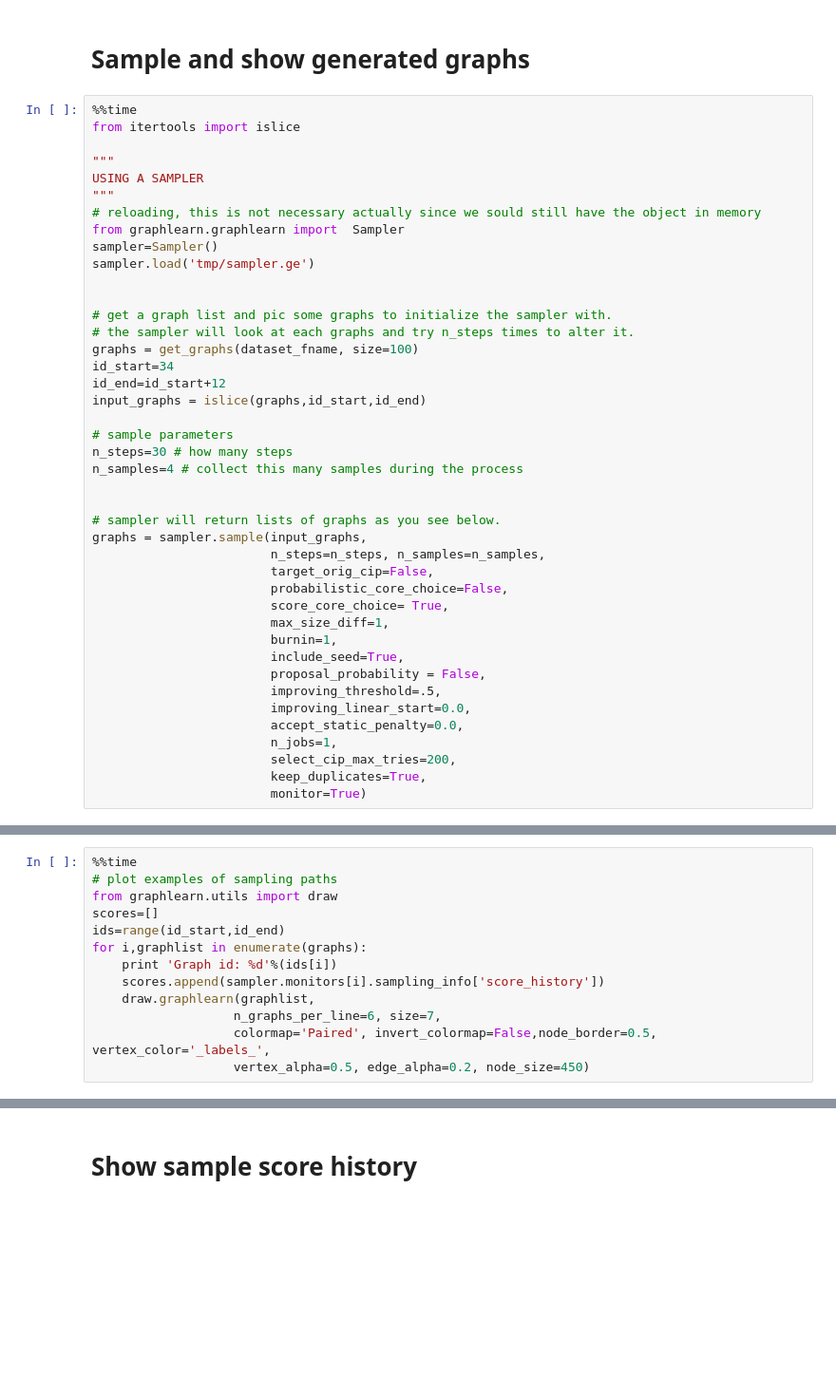
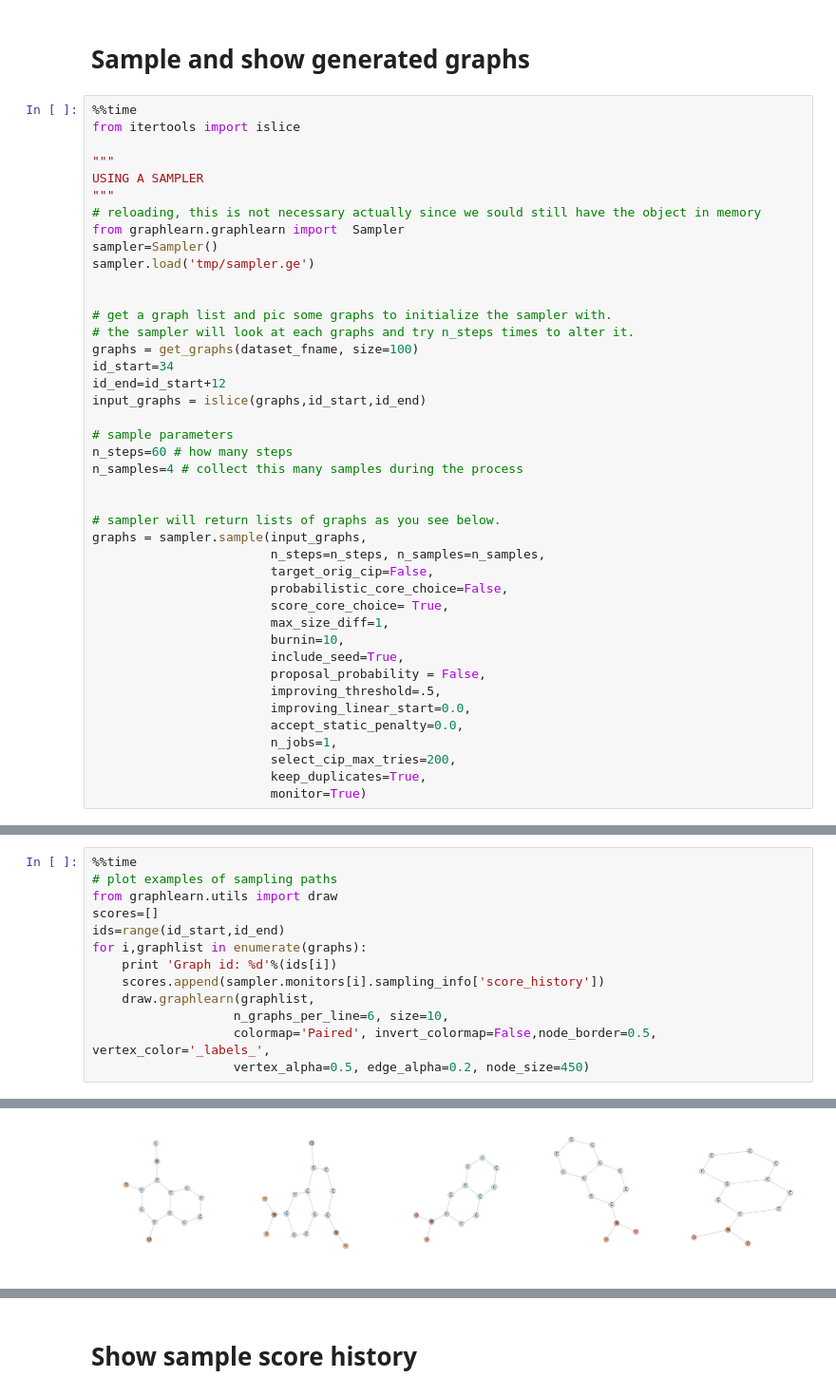
Before and after one commit to fabriziocosta/GraphLearn_examples, a Jupyter notebook: Sampling.ipynb, the cells around one changed output, grey strips where cells are left out. Shown at 95% size. Cells and saved outputs as stored; diff of their text form; blank space fills up the shorter version.

```diff
--- a/Sampling.ipynb
+++ b/Sampling.ipynb
@@ -69,7 +76,7 @@ id_end=id_start+12
 input_graphs = islice(graphs,id_start,id_end)
 
 # sample parameters
-n_steps=30 # how many steps
+n_steps=60 # how many steps
 n_samples=4 # collect this many samples during the process
 
 
@@ -80,7 +87,7 @@ graphs = sampler.sample(input_graphs,
                         probabilistic_core_choice=False,
                         score_core_choice= True,
                         max_size_diff=1,
-                        burnin=1,
+                        burnin=10,
                         include_seed=True,
                         proposal_probability = False,
                         improving_threshold=.5,
@@ -100,6 +110,7 @@ for i,graphlist in enumerate(graphs):
     print 'Graph id: %d'%(ids[i])
     scores.append(sampler.monitors[i].sampling_info['score_history'])
     draw.graphlearn(graphlist,
-                   n_graphs_per_line=6, size=7,
+                   n_graphs_per_line=6, size=10,
                    colormap='Paired', invert_colormap=False,node_border=0.5, vertex_color='_labels_',
                    vertex_alpha=0.5, edge_alpha=0.2, node_size=450)
+# %% [output]
@@ -105,0 +118 @@ for i,graphlist in enumerate(graphs):
+[figure, added]
```
Also changed, not shown: parts of 6 cells of this notebook, 4 other files.
